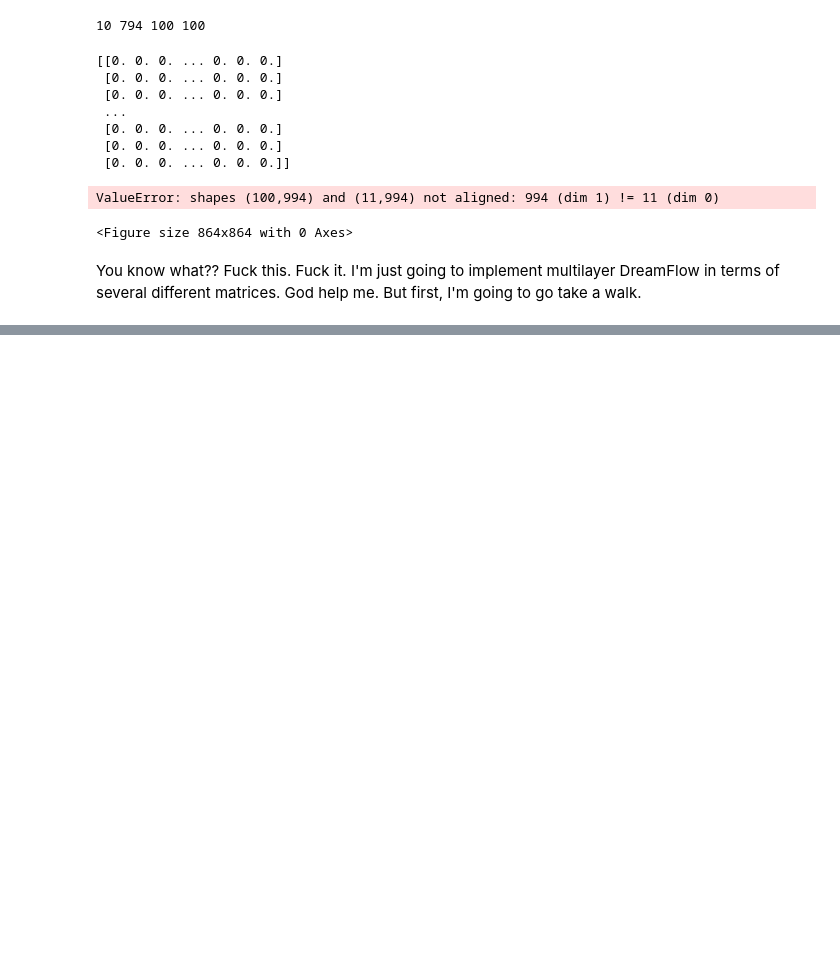
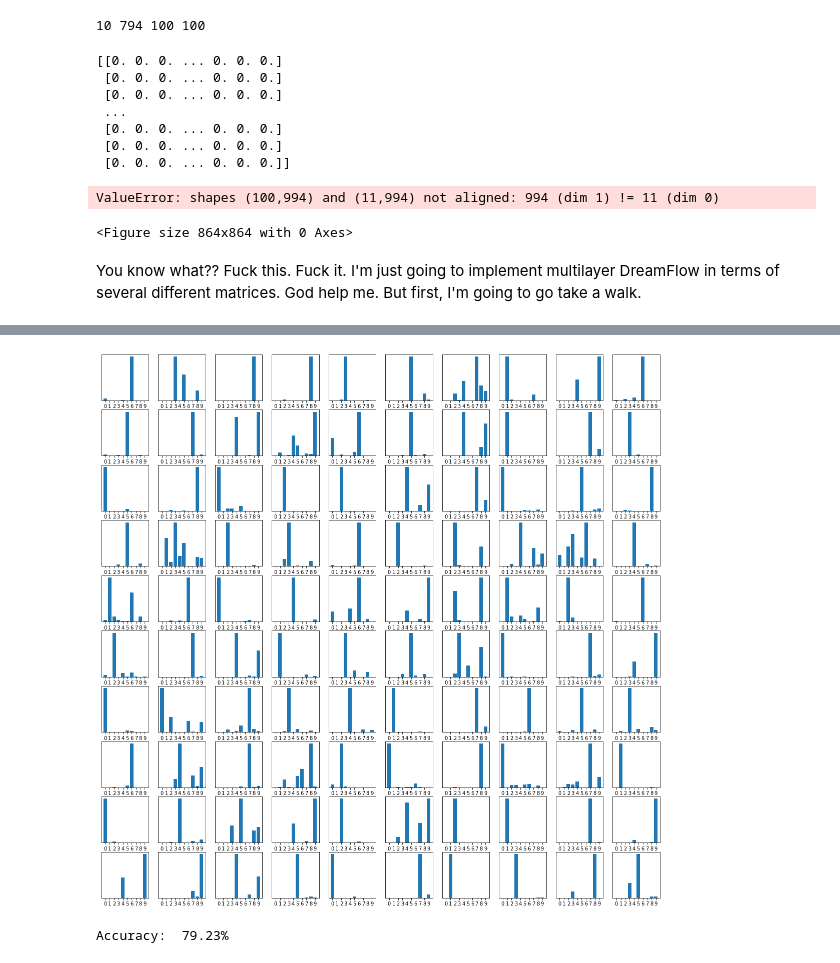
Before and after one commit to DGeisz/CodeX, a Jupyter notebook: DreamComp Networks/12_3_2020_experiment_dream_flow/DreamFlow.ipynb, the cells around one changed output, grey strips where cells are left out. Cells and saved outputs as stored; diff of their text form; code cells hidden in the pictures; blank space fills up the shorter version.

```diff
--- a/DreamComp Networks/12_3_2020_experiment_dream_flow/DreamFlow.ipynb
+++ b/DreamComp Networks/12_3_2020_experiment_dream_flow/DreamFlow.ipynb
@@ -590,0 +776,12 @@ array([1, 1, 1, 1, 2, 2, 2, 2, 3, 3, 3, 3, 4, 4, 4, 4])
+# %%
+fig=plt.figure(figsize=(20, 20))
+
+for i in range(100):
+    plt.subplot(10, 10, i + 1)
+    plt.bar(np.arange(10), w3.T[i])
+    plt.xticks(np.arange(10))
+    plt.yticks([])
+
+plt.show()
+# %% [output]
+[figure, added]
@@ -590,0 +824,4 @@ array([1, 1, 1, 1, 2, 2, 2, 2, 3, 3, 3, 3, 4, 4, 4, 4])
+# %%
+acc = dream_classifier(w1, w2, w3, flat_test, test_y, c_i, N1, N2, Ky)
+# %% [output]
+Accuracy:  79.23%
```
Also changed, not shown: parts of 38 cells of this notebook, 2 other files.
